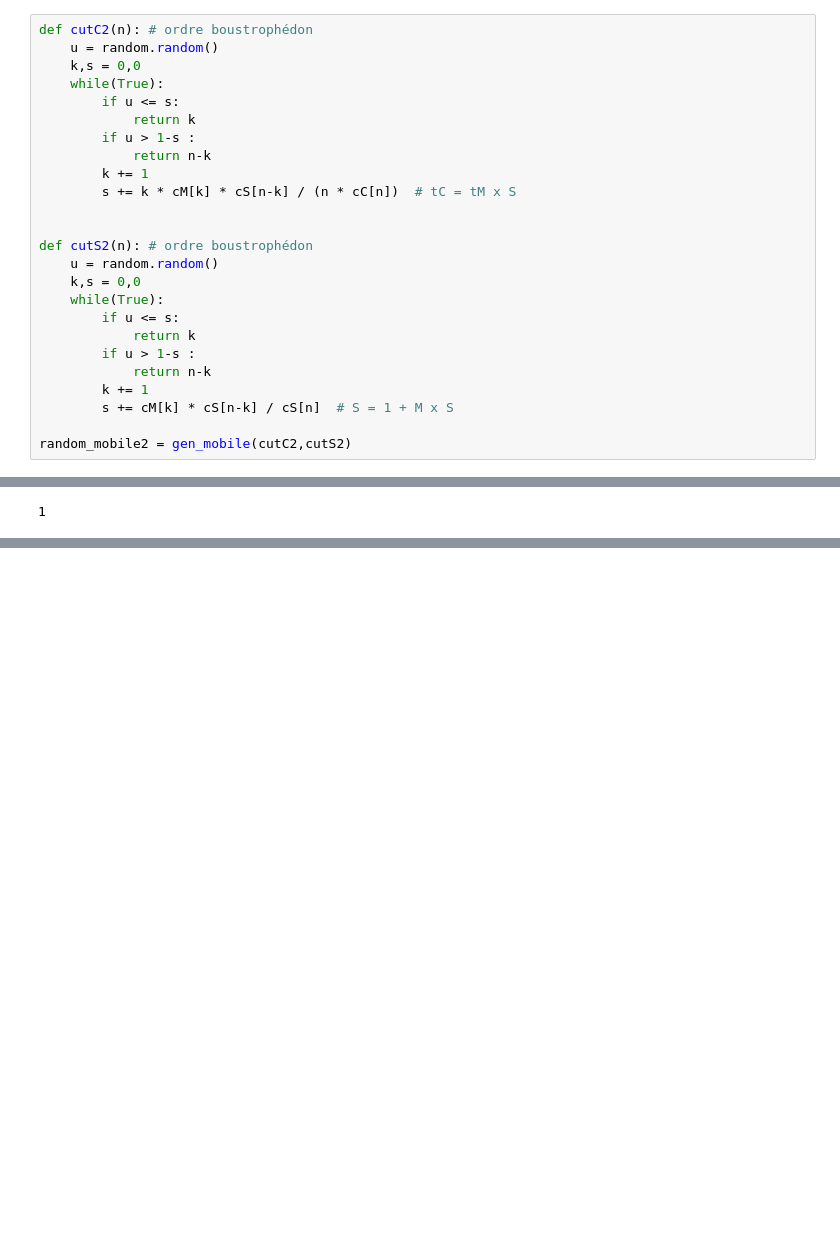
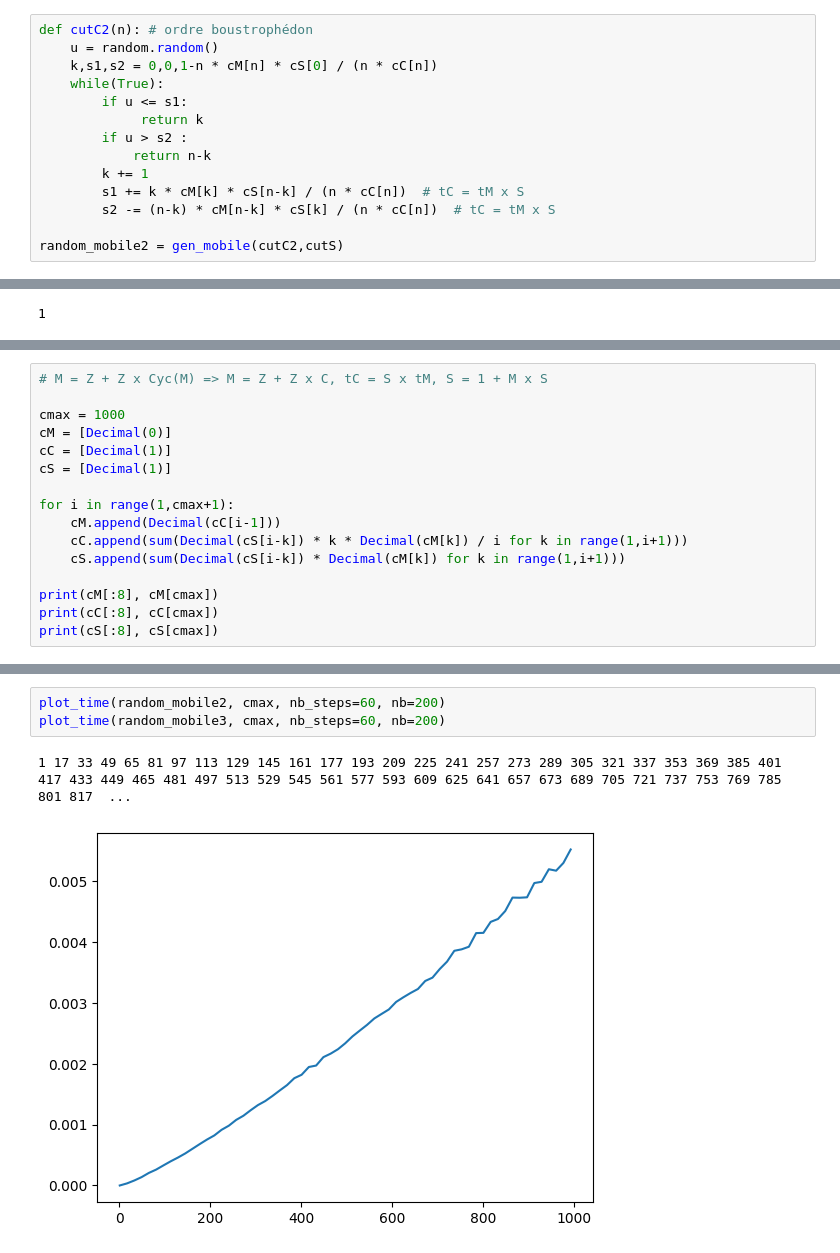
Before and after one commit to CarinePivoteau/Alea2023Notebooks, a Jupyter notebook: gR_mobiles_labelled.ipynb, the cells around one changed output, grey strips where cells are left out. Cells and saved outputs as stored; diff of their text form; blank space fills up the shorter version.

```diff
--- a/gR_mobiles_labelled.ipynb
+++ b/gR_mobiles_labelled.ipynb
@@ -185,28 +182,17 @@ plt.show()
 # %%
 def cutC2(n): # ordre boustrophédon
     u = random.random()
-    k,s = 0,0
+    k,s1,s2 = 0,0,1-n * cM[n] * cS[0] / (n * cC[n])
     while(True):
-        if u <= s:
-            return k
-        if u > 1-s :
+        if u <= s1:
+             return k
+        if u > s2 :
             return n-k
         k += 1
-        s += k * cM[k] * cS[n-k] / (n * cC[n])  # tC = tM x S
+        s1 += k * cM[k] * cS[n-k] / (n * cC[n])  # tC = tM x S
+        s2 -= (n-k) * cM[n-k] * cS[k] / (n * cC[n])  # tC = tM x S
 
-
-def cutS2(n): # ordre boustrophédon
-    u = random.random()
-    k,s = 0,0
-    while(True):
-        if u <= s:
-            return k
-        if u > 1-s :
-            return n-k
-        k += 1
-        s += cM[k] * cS[n-k] / cS[n]  # S = 1 + M x S
-
-random_mobile2 = gen_mobile(cutC2,cutS2)
+random_mobile2 = gen_mobile(cutC2,cutS)
 # %%
 random_mobile_labelled2 = gen_mobile_labelled(random_mobile2)
 
@@ -352,0 +351,16 @@ cutC3(10)
+# %%
+# M = Z + Z x Cyc(M) => M = Z + Z x C, tC = S x tM, S = 1 + M x S
+
+cmax = 1000
+cM = [Decimal(0)]
+cC = [Decimal(1)]
+cS = [Decimal(1)]
+
+for i in range(1,cmax+1):
+    cM.append(Decimal(cC[i-1]))
+    cC.append(sum(Decimal(cS[i-k]) * k * Decimal(cM[k]) / i for k in range(1,i+1)))
+    cS.append(sum(Decimal(cS[i-k]) * Decimal(cM[k]) for k in range(1,i+1)))
+
+print(cM[:8], cM[cmax])
+print(cC[:8], cC[cmax])
+print(cS[:8], cS[cmax])
@@ -352,0 +371,6 @@ cutC3(10)
+# %%
+plot_time(random_mobile2, cmax, nb_steps=60, nb=200)
+plot_time(random_mobile3, cmax, nb_steps=60, nb=200)
+# %% [output]
+1 17 33 49 65 81 97 113 129 145 161 177 193 209 225 241 257 273 289 305 321 337 353 369 385 401 417 433 449 465 481 497 513 529 545 561 577 593 609 625 641 657 673 689 705 721 737 753 769 785 801 817  ...
+[figure, added]
```
Also changed, not shown: parts of 17 cells of this notebook, 9 other files.
